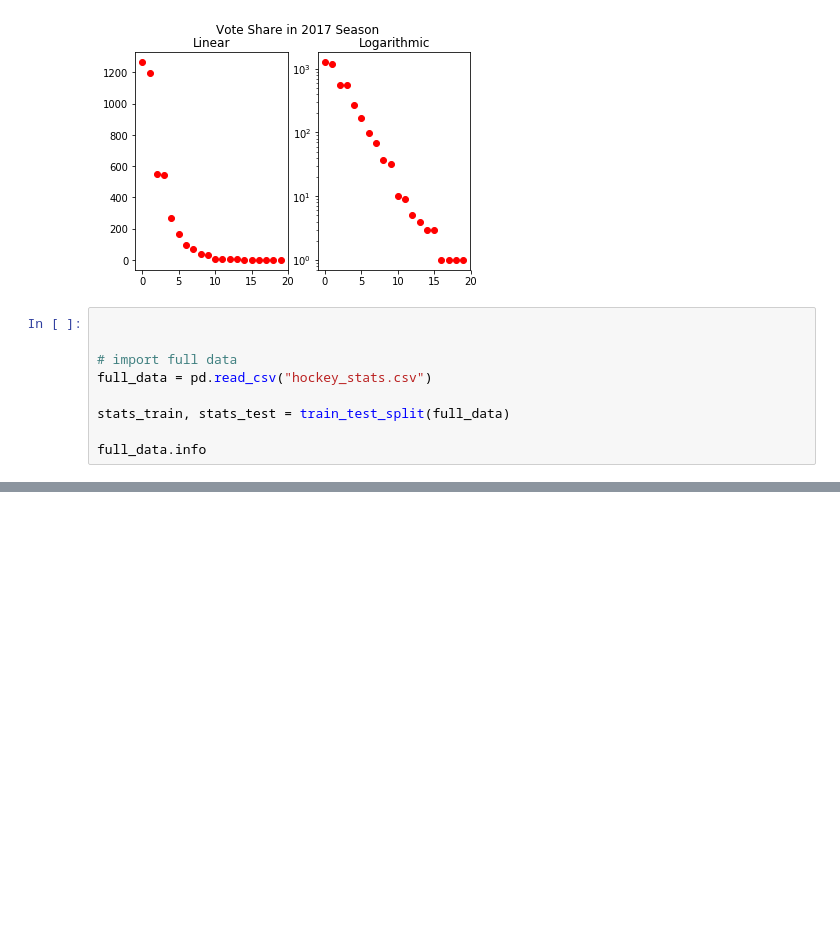
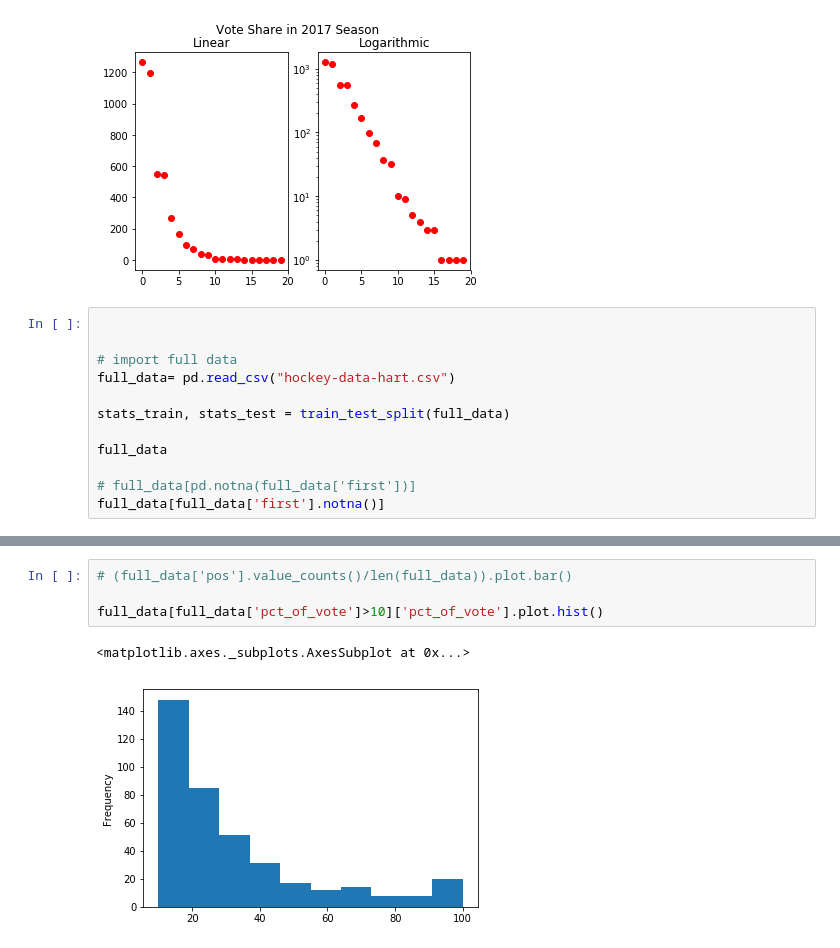
Before and after one commit to dbz10/NHL-Player-Awards, a Jupyter notebook: NHL MVP prediction.ipynb, the cells around one changed output, grey strips where cells are left out. Drawn from its saved outputs; the diff is of its cells as text; blank space fills up the shorter version.

Commit message:
some visualization stuff

```diff
--- a/NHL MVP prediction.ipynb
+++ b/NHL MVP prediction.ipynb
@@ -44,9 +44,12 @@ plt.show()
 
 
 # import full data
-full_data = pd.read_csv("hockey_stats.csv")
+full_data= pd.read_csv("hockey-data-hart.csv")
 
 stats_train, stats_test = train_test_split(full_data)
 
-full_data.info
+full_data
+
+# full_data[pd.notna(full_data['first'])]
+full_data[full_data['first'].notna()]
 # %% [output]
@@ -69,0 +74,7 @@ full_data.info
+# %%
+# (full_data['pos'].value_counts()/len(full_data)).plot.bar()
+
+full_data[full_data['pct_of_vote']>10]['pct_of_vote'].plot.hist()
+# %% [output]
+<matplotlib.axes._subplots.AxesSubplot at 0x...>
+[figure, added]
```
Also changed, not shown: parts of 5 cells of this notebook, 1 other file.
